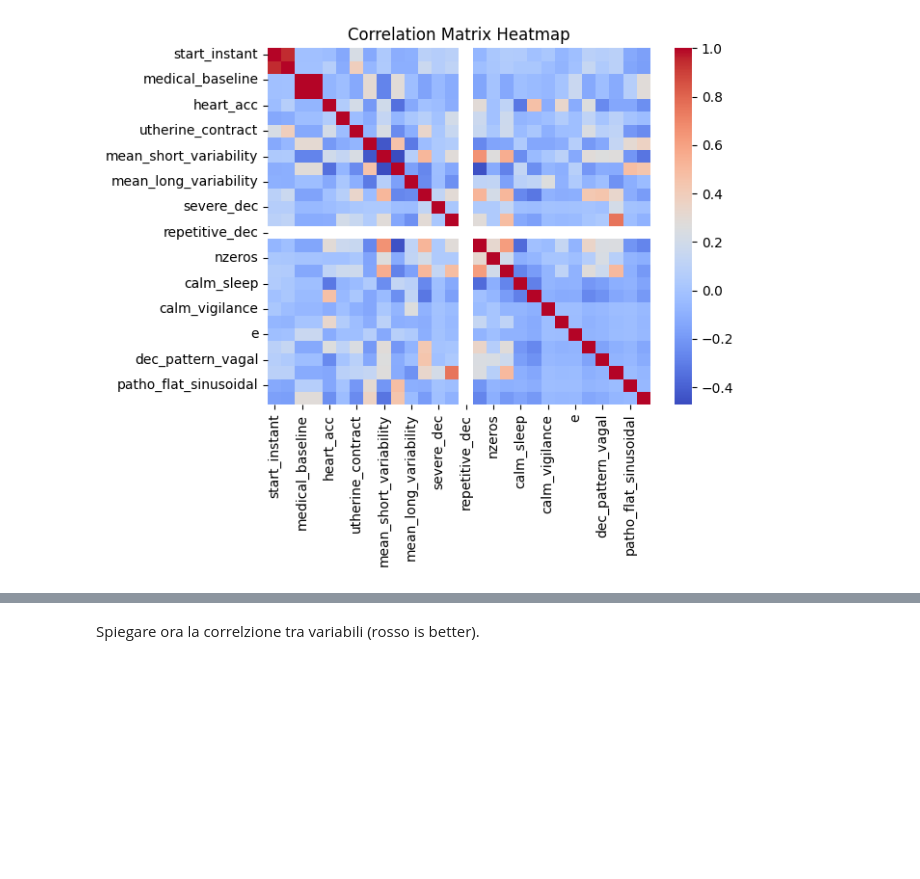
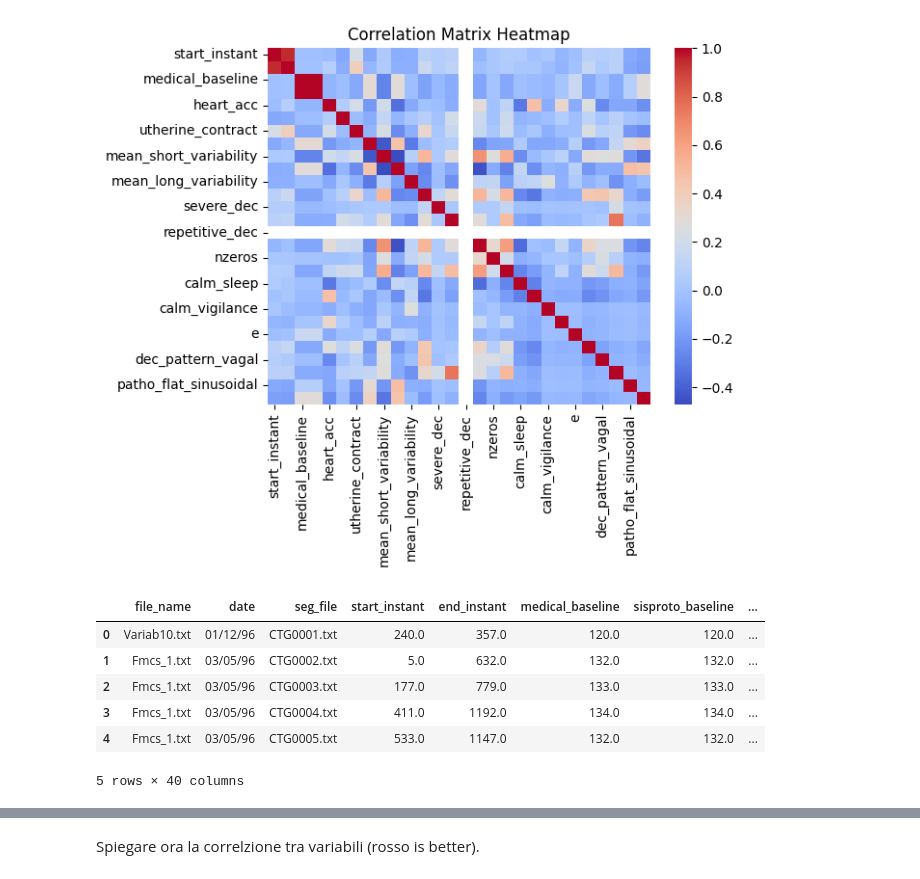
Before and after one commit to S-furi/CardioML, a Jupyter notebook: notebooks/cardio_ml.ipynb, the cells around one changed output, grey strips where cells are left out. Drawn from its saved outputs; the diff is of its cells as text; code cells hidden in the pictures; blank space fills up the shorter version.

```diff
--- a/notebooks/cardio_ml.ipynb
+++ b/notebooks/cardio_ml.ipynb
@@ -190,3 +189,13 @@ plt.title("Correlation Matrix Heatmap")
 # %% [output]
 Text(0.5, 1.0, 'Correlation Matrix Heatmap')
 [figure]
+# %%
+raw_df.head(5)
+# %% [output]
+|  | file_name | date | seg_file | start_instant | end_instant | medical_baseline | sisproto_baseline | ... |
+| 0 | Variab10.txt | 01/12/96 | CTG0001.txt | 240.0 | 357.0 | 120.0 | 120.0 | ... |
+| 1 | Fmcs_1.txt | 03/05/96 | CTG0002.txt | 5.0 | 632.0 | 132.0 | 132.0 | ... |
+| 2 | Fmcs_1.txt | 03/05/96 | CTG0003.txt | 177.0 | 779.0 | 133.0 | 133.0 | ... |
+| 3 | Fmcs_1.txt | 03/05/96 | CTG0004.txt | 411.0 | 1192.0 | 134.0 | 134.0 | ... |
+| 4 | Fmcs_1.txt | 03/05/96 | CTG0005.txt | 533.0 | 1147.0 | 132.0 | 132.0 | ... |
+5 rows × 40 columns
```
Also changed, not shown: parts of 7 cells of this notebook.
